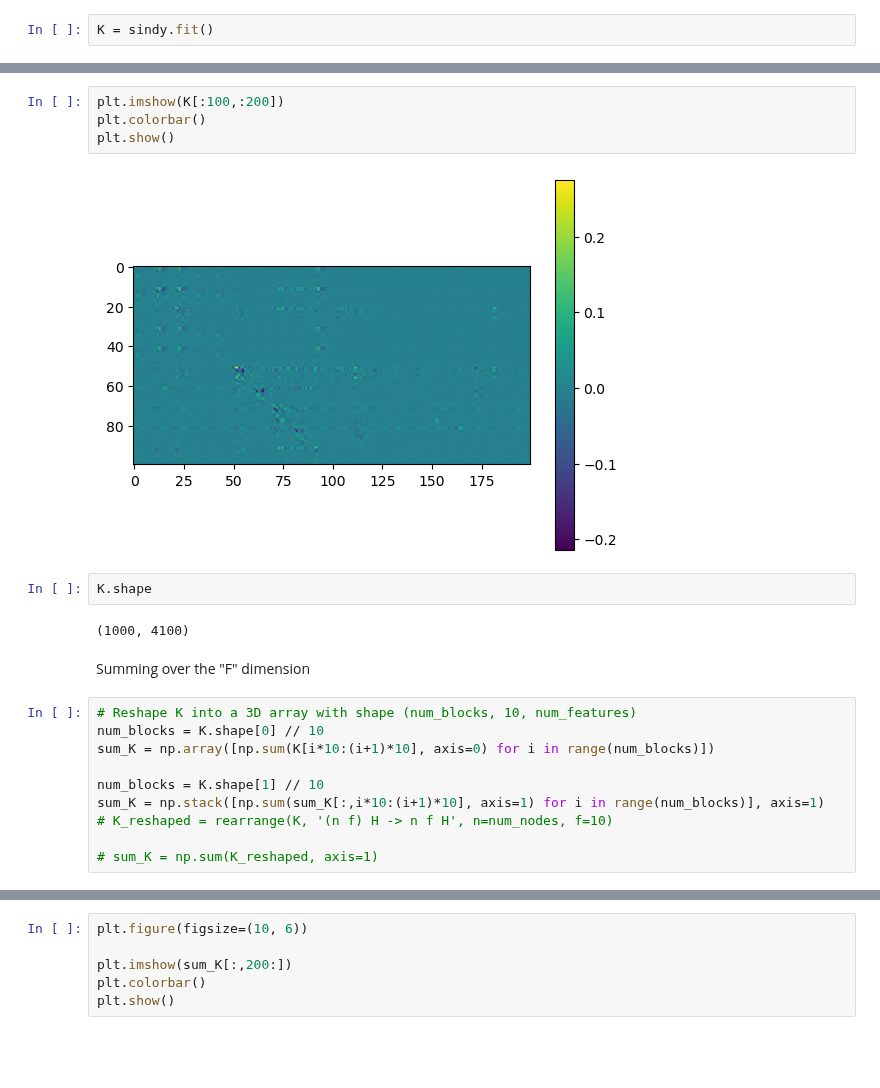
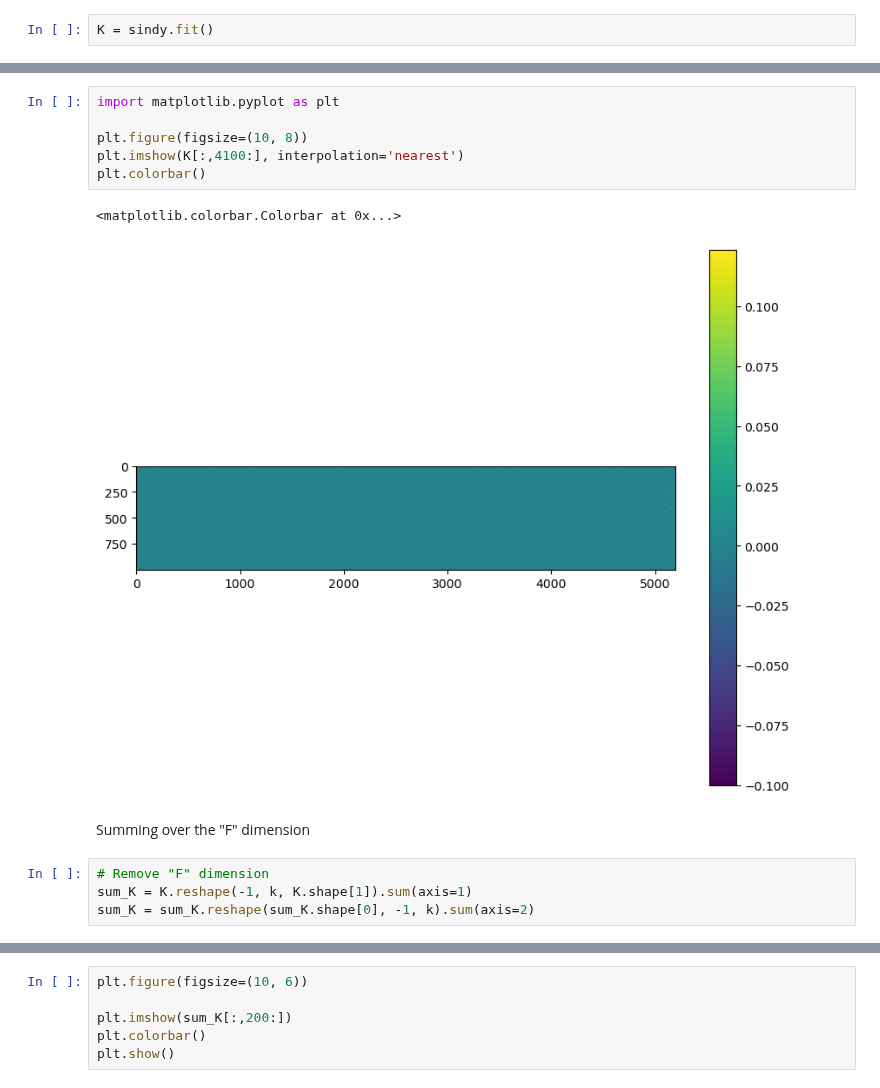
Before and after one commit to NGMLGroup/Koopman-TGNN-Interpretability, a Jupyter notebook: DynCRNN_SINDy.ipynb, the cells around one changed output, grey strips where cells are left out. Drawn from its saved outputs; the diff is of its cells as text; blank space fills up the shorter version.

```diff
--- a/DynCRNN_SINDy.ipynb
+++ b/DynCRNN_SINDy.ipynb
@@ -158,25 +90,18 @@ plt.plot(rel_e)
-# %%
-plt.imshow(K[:100,:200])
-plt.colorbar()
-plt.show()
-# %% [output]
-[figure, removed]
-# %%
-K.shape
-# %% [output]
-(1000, 4100)
+# %%
+import matplotlib.pyplot as plt
+
+plt.figure(figsize=(10, 8))
+plt.imshow(K[:,4100:], interpolation='nearest')
+plt.colorbar()
+# %% [output]
+<matplotlib.colorbar.Colorbar at 0x...>
+[figure, added]
 # %% [markdown]
 Summing over the "F" dimension
-# %%
-# Reshape K into a 3D array with shape (num_blocks, 10, num_features)
-num_blocks = K.shape[0] // 10
-sum_K = np.array([np.sum(K[i*10:(i+1)*10], axis=0) for i in range(num_blocks)])
-
-num_blocks = K.shape[1] // 10
-sum_K = np.stack([np.sum(sum_K[:,i*10:(i+1)*10], axis=1) for i in range(num_blocks)], axis=1)
-# K_reshaped = rearrange(K, '(n f) H -> n f H', n=num_nodes, f=10)
-
-# sum_K = np.sum(K_reshaped, axis=1)
+# %%
+# Remove "F" dimension
+sum_K = K.reshape(-1, k, K.shape[1]).sum(axis=1)
+sum_K = sum_K.reshape(sum_K.shape[0], -1, k).sum(axis=2)
 # %%
 sum_K.shape
 # %% [output]
```
Also changed, not shown: parts of 61 cells of this notebook, 5 other files.
